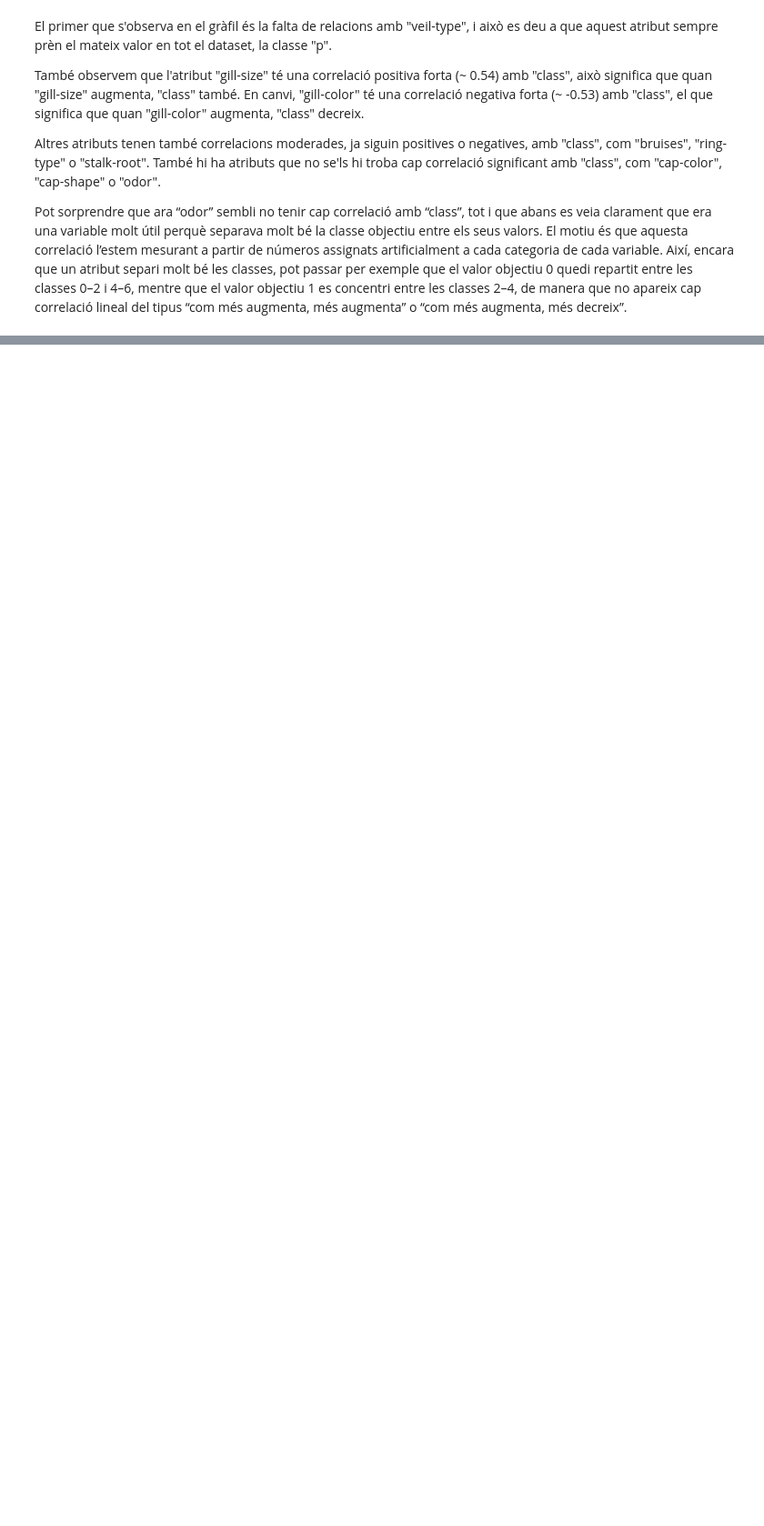
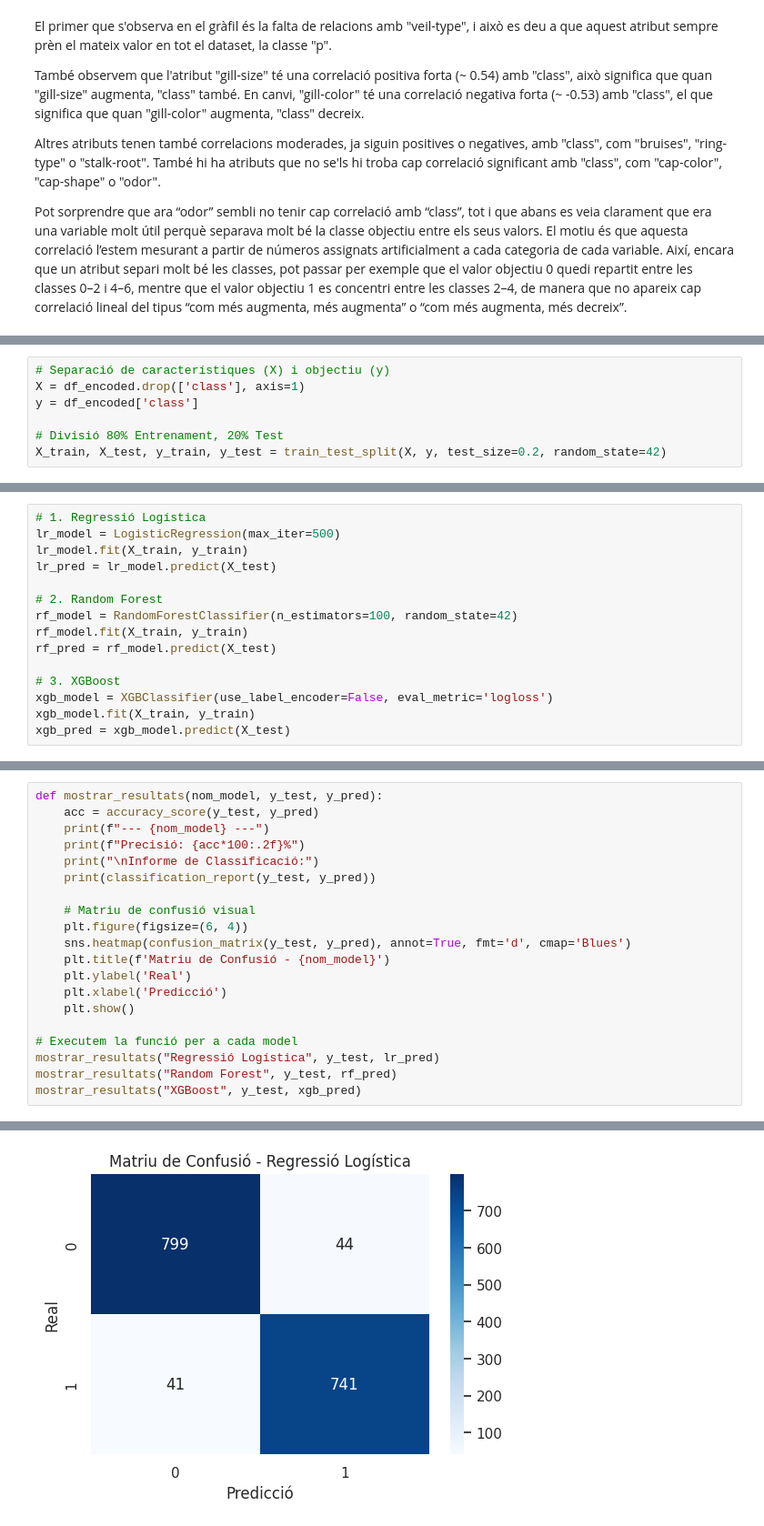
Before and after one commit to ferransogas/kaggle_mushroom_classification, a Jupyter notebook: mushroom-classification.ipynb, the cells around one changed output, grey strips where cells are left out. Shown at 91% size. Saved outputs shown, nothing was run; the diff lists cells and outputs as text; blank space fills up the shorter version.

Commit message:
modelatge i visualització resultats

```diff
--- a/mushroom-classification.ipynb
+++ b/mushroom-classification.ipynb
@@ -212,0 +215,7 @@ Pot sorprendre que ara “odor” sembli no tenir cap correlació amb “class
+# %%
+# Separació de característiques (X) i objectiu (y)
+X = df_encoded.drop(['class'], axis=1)
+y = df_encoded['class']
+
+# Divisió 80% Entrenament, 20% Test
+X_train, X_test, y_train, y_test = train_test_split(X, y, test_size=0.2, random_state=42)
@@ -212,0 +230,15 @@ Pot sorprendre que ara “odor” sembli no tenir cap correlació amb “class
+# %%
+# 1. Regressió Logística
+lr_model = LogisticRegression(max_iter=500)
+lr_model.fit(X_train, y_train)
+lr_pred = lr_model.predict(X_test)
+
+# 2. Random Forest
+rf_model = RandomForestClassifier(n_estimators=100, random_state=42)
+rf_model.fit(X_train, y_train)
+rf_pred = rf_model.predict(X_test)
+
+# 3. XGBoost
+xgb_model = XGBClassifier(use_label_encoder=False, eval_metric='logloss')
+xgb_model.fit(X_train, y_train)
+xgb_pred = xgb_model.predict(X_test)
@@ -212,0 +248,21 @@ Pot sorprendre que ara “odor” sembli no tenir cap correlació amb “class
+# %%
+def mostrar_resultats(nom_model, y_test, y_pred):
+    acc = accuracy_score(y_test, y_pred)
+    print(f"--- {nom_model} ---")
+    print(f"Precisió: {acc*100:.2f}%")
+    print("\nInforme de Classificació:")
+    print(classification_report(y_test, y_pred))
+
+    # Matriu de confusió visual
+    plt.figure(figsize=(6, 4))
+    sns.heatmap(confusion_matrix(y_test, y_pred), annot=True, fmt='d', cmap='Blues')
+    plt.title(f'Matriu de Confusió - {nom_model}')
+    plt.ylabel('Real')
+    plt.xlabel('Predicció')
+    plt.show()
+
+# Executem la funció per a cada model
+mostrar_resultats("Regressió Logística", y_test, lr_pred)
+mostrar_resultats("Random Forest", y_test, rf_pred)
+mostrar_resultats("XGBoost", y_test, xgb_pred)
+# %% [output]
@@ -212,0 +281 @@ Pot sorprendre que ara “odor” sembli no tenir cap correlació amb “class
+[figure, added]
```
Also changed, not shown: parts of 9 cells of this notebook.
